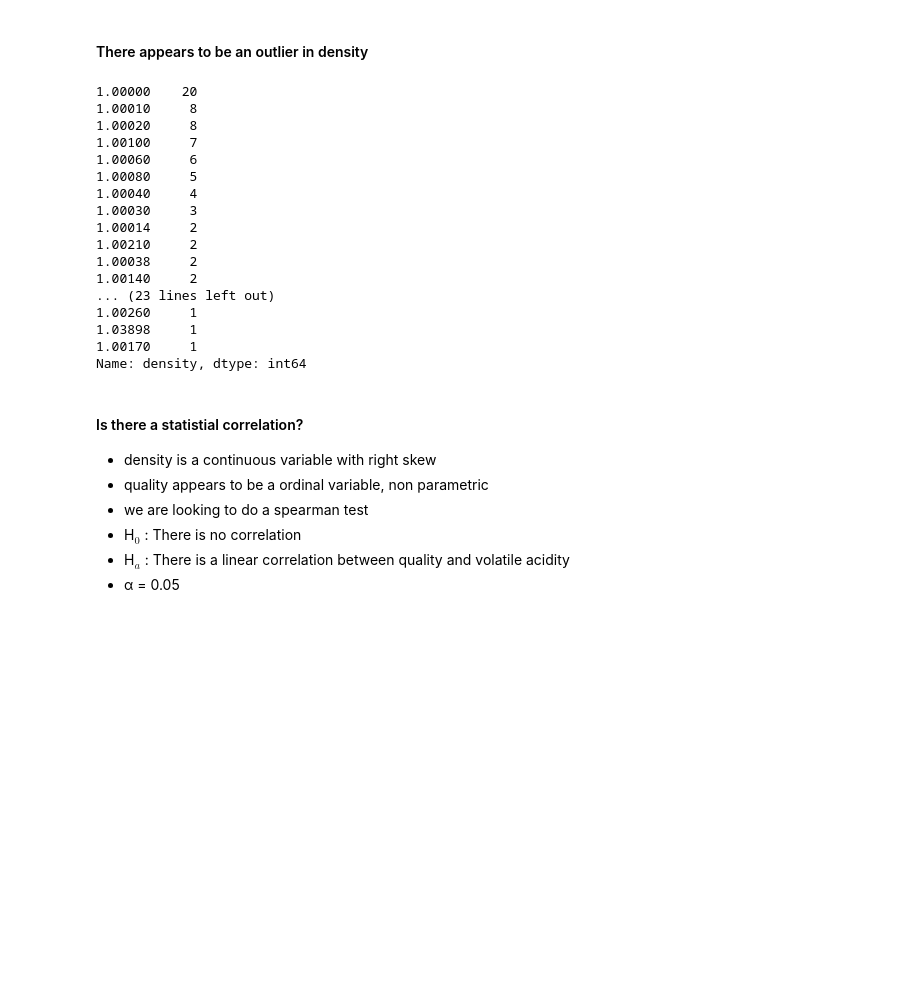
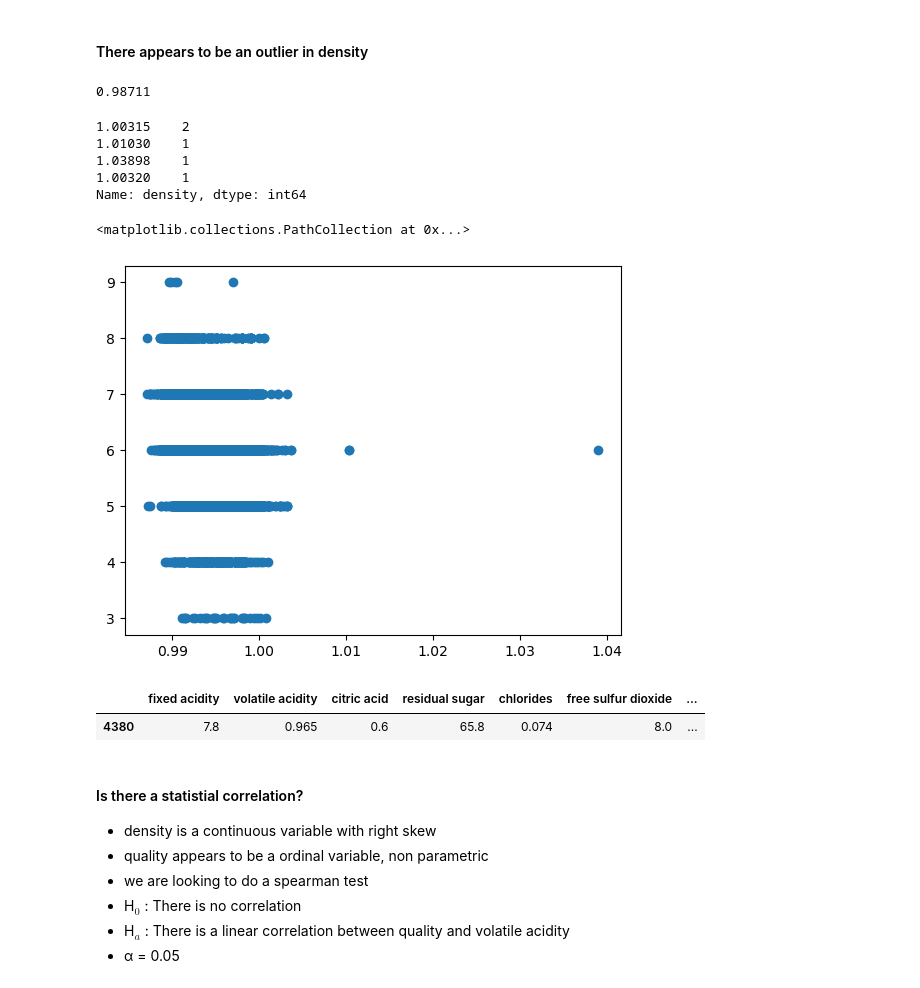
Before and after one commit to Wine-qualitity/wine-qualitiy-model, a Jupyter notebook: exploration.ipynb, the cells around one changed output. Saved outputs shown, nothing was run; the diff lists cells and outputs as text; code cells hidden in the pictures; blank space fills up the shorter version.

```diff
--- a/exploration.ipynb
+++ b/exploration.ipynb
@@ -201,26 +201,28 @@ plt.show()
 [figure]
 # %% [markdown]
 #### There appears to be an outlier in density
+# %%
+train.density.min()
+# %% [output]
+0.98711
 # %%
-train[train.density >= 1].density.value_counts()
+train[train.density >= 1.003].density.value_counts()
 # %% [output]
-1.00000    20
-1.00010     8
-1.00020     8
-1.00100     7
-1.00060     6
-1.00080     5
-1.00040     4
-1.00030     3
-1.00014     2
-1.00210     2
-1.00038     2
-1.00140     2
-... (23 lines left out)
-1.00260     1
-1.03898     1
-1.00170     1
+1.00315    2
+1.01030    1
+1.03898    1
+1.00320    1
 Name: density, dtype: int64
+# %%
+plt.scatter(data=df, x='density', y='quality')
+# %% [output]
+<matplotlib.collections.PathCollection at 0x...>
+[figure, added]
+# %%
+df[df.density == 1.03898]
+# %% [output]
+|  | fixed acidity | volatile acidity | citric acid | residual sugar | chlorides | free sulfur dioxide | ... |
+| 4380 | 7.8 | 0.965 | 0.6 | 65.8 | 0.074 | 8.0 | ... |
 # %% [markdown]
 #### Is there a statistial correlation?
 - density is a continuous variable with right skew
```
Also changed, not shown: 2 other files.
